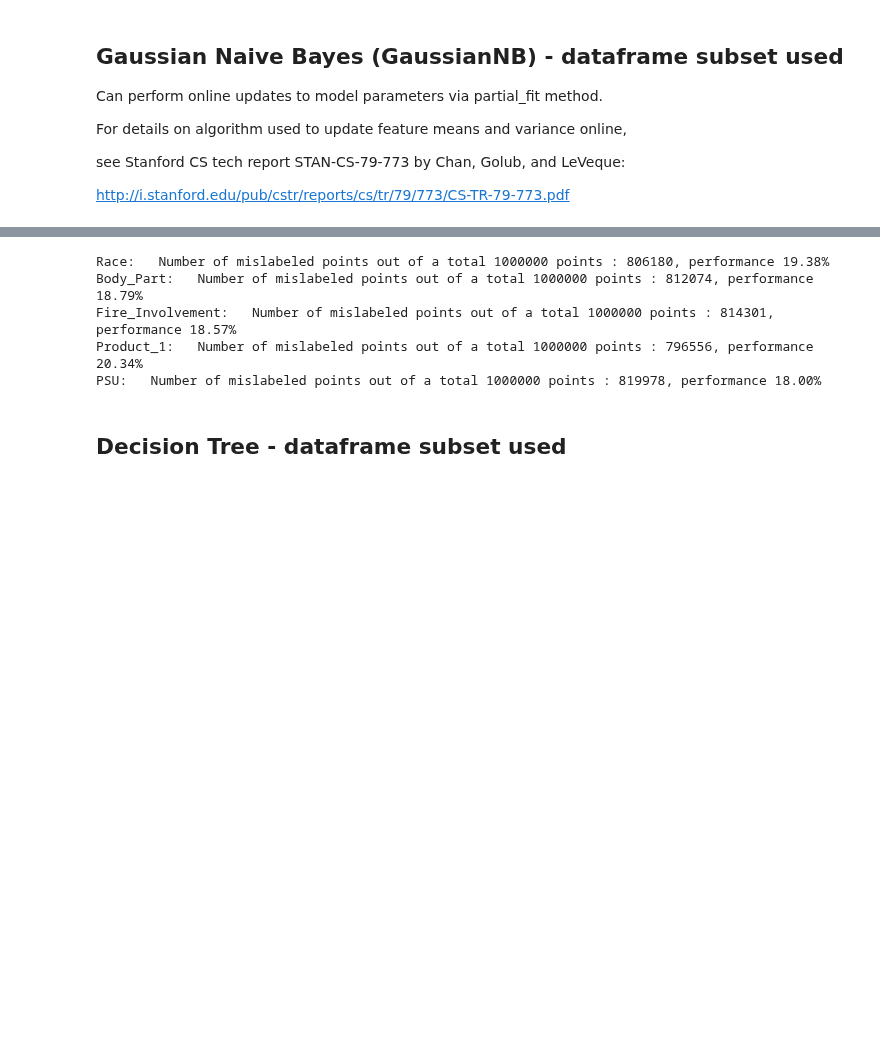
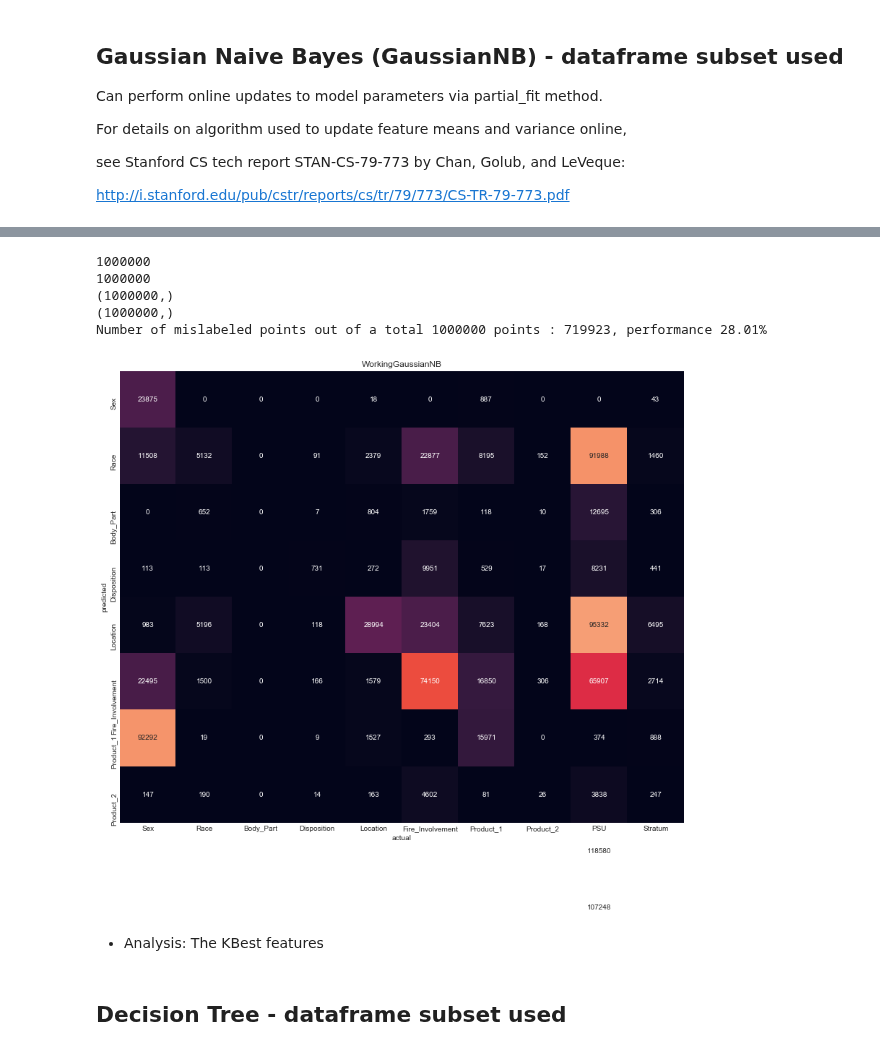
Before and after one commit to mrcorbett/MET_CS677_DataScienceWithPython, a Jupyter notebook: Project/bicycle_crashes_neiss_v10.ipynb, the cells around one changed output, grey strips where cells are left out. Cells and saved outputs as stored; diff of their text form; code cells hidden in the pictures; blank space fills up the shorter version.

Commit message:
Cleanup GaussianNB heatmap

```diff
--- a/Project/bicycle_crashes_neiss_v10.ipynb
+++ b/Project/bicycle_crashes_neiss_v10.ipynb
@@ -843,16 +864,22 @@ Stratum - Number of mislabeled points out of a total 1000000 points : 818288, pe
+# %%
+if True == Includes.GaussianNB:
+    gaussianNB.trainClassifier()
 # %%
-#if True == Includes.GaussianNB:
-#    gaussianNB.showPredicted()
-#    gaussianNB.showConfusionMatrix()
+if True == Includes.GaussianNB:
+    gaussianNB.showPredicted()
+# %% [output]
+1000000
+1000000
+(1000000,)
+(1000000,)
+Number of mislabeled points out of a total 1000000 points : 719923, performance 28.01%
 # %%
 if True == Includes.GaussianNB:
-    gaussianNB.compute(show_predicted_versus_actual=False, show_confusion_matrices=False)
+    gaussianNB.showConfusionMatrix()
 # %% [output]
-Race:   Number of mislabeled points out of a total 1000000 points : 806180, performance 19.38%
-Body_Part:   Number of mislabeled points out of a total 1000000 points : 812074, performance 18.79%
-Fire_Involvement:   Number of mislabeled points out of a total 1000000 points : 814301, performance 18.57%
-Product_1:   Number of mislabeled points out of a total 1000000 points : 796556, performance 20.34%
-PSU:   Number of mislabeled points out of a total 1000000 points : 819978, performance 18.00%
+[figure, added]
+# %% [markdown]
+- Analysis:  The KBest features
 # %% [markdown]
 ## Decision Tree - dataframe subset used
 # %%
```
Also changed, not shown: parts of 16 cells of this notebook, 5 other files.
